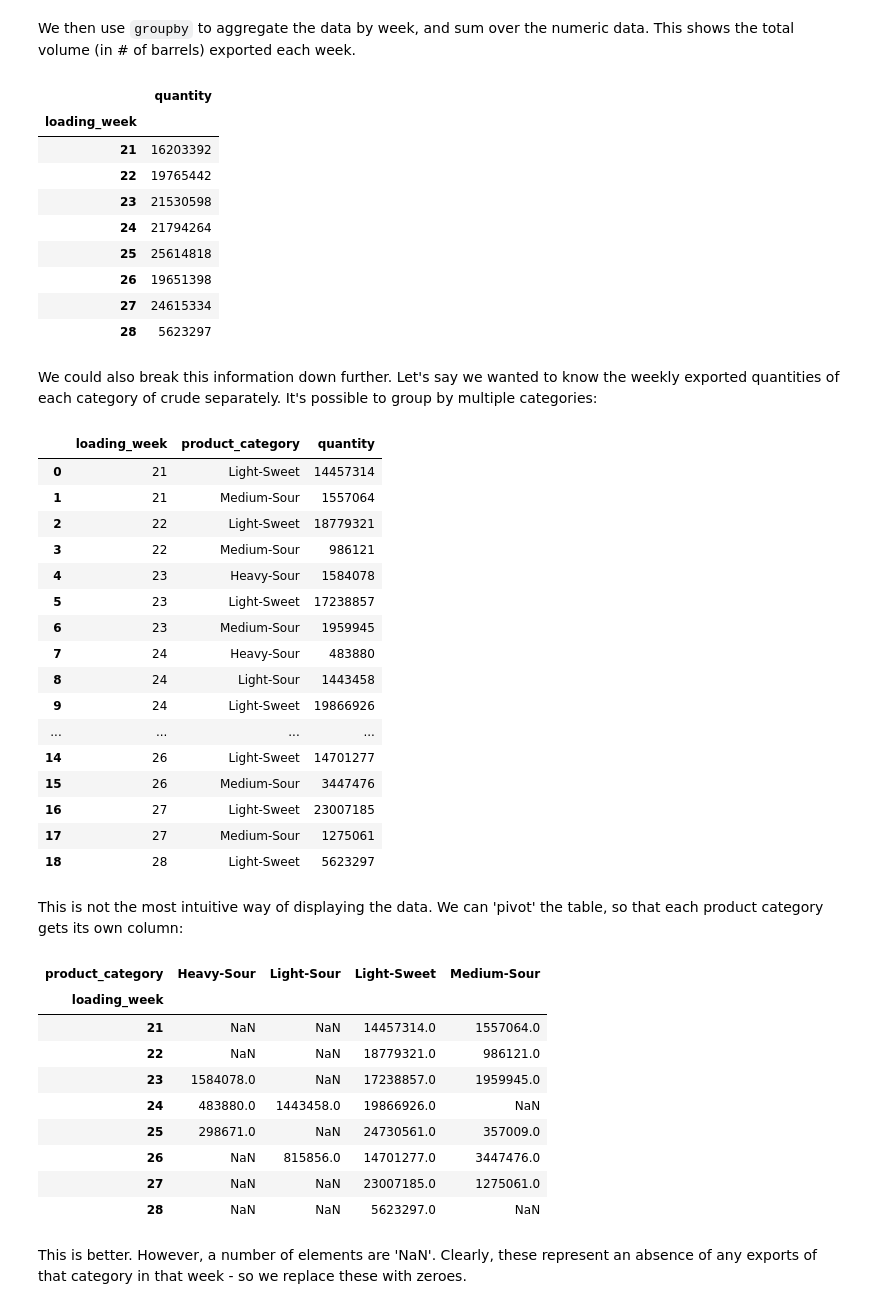
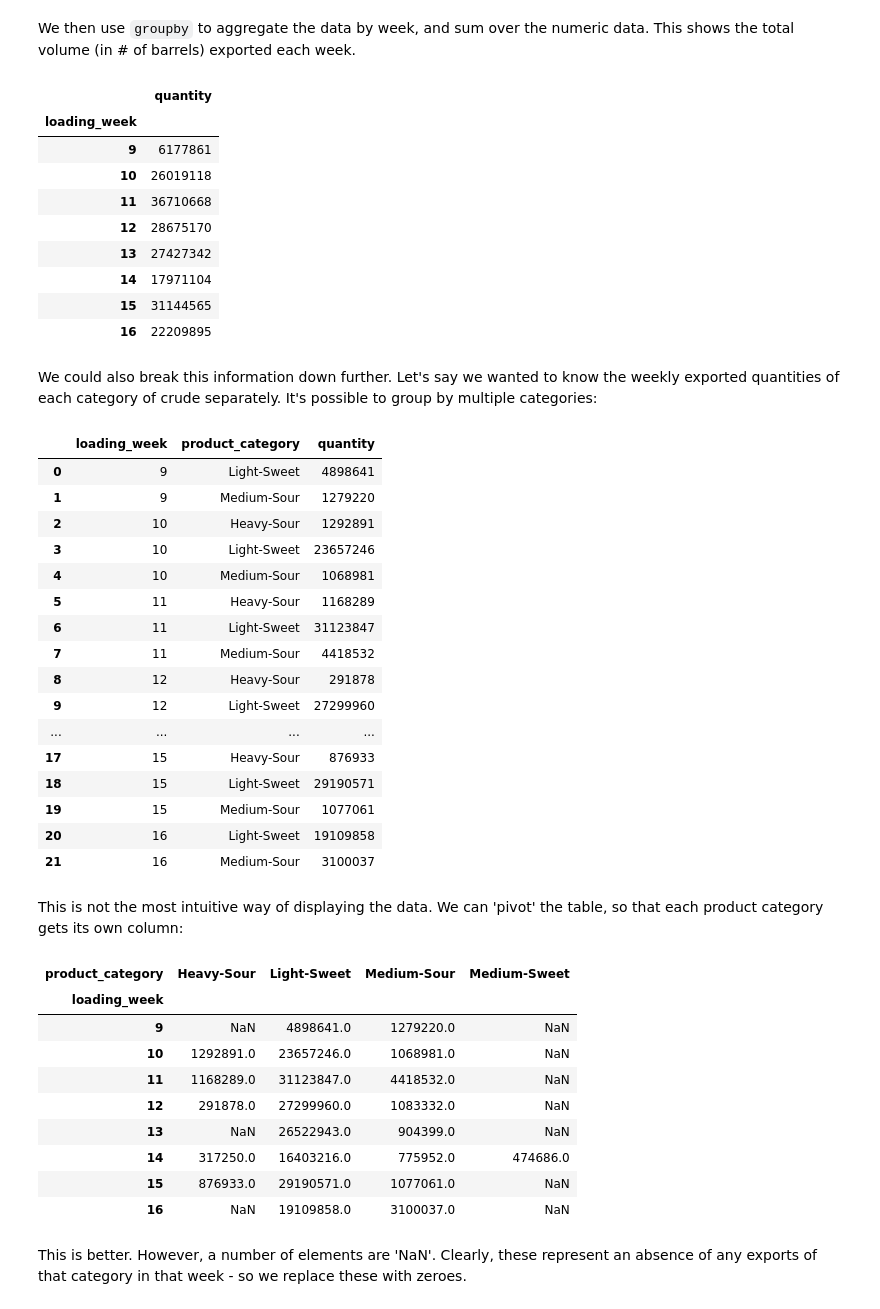
Before and after one commit to VorTECHsa/python-sdk, a Jupyter notebook: docs/examples/academy/28. Aggregating Cargo Movements Data.ipynb, the cells around one changed output. Saved outputs shown, nothing was run; the diff lists cells and outputs as text; code cells hidden in the pictures.

```diff
--- a/docs/examples/academy/28. Aggregating Cargo Movements Data.ipynb
+++ b/docs/examples/academy/28. Aggregating Cargo Movements Data.ipynb
@@ -87,42 +95,42 @@ cms['loading_week'] = cms['loading_finish'].dt.isocalendar().week
 # %% [markdown]
 We then use `groupby` to aggregate the data by week, and sum over the numeric data. This shows the total volume (in # of barrels) exported each week.
 # %%
-weekly_quantity = cms.groupby('loading_week').sum()
+weekly_quantity = cms.groupby('loading_week').sum(numeric_only=True)
 weekly_quantity
 # %% [output]
 |  | quantity |
 | loading_week |  |
-| 21 | 16203392 |
-| 22 | 19765442 |
-| 23 | 21530598 |
-| 24 | 21794264 |
-| 25 | 25614818 |
-| 26 | 19651398 |
-| 27 | 24615334 |
-| 28 | 5623297 |
+| 9 | 6177861 |
+| 10 | 26019118 |
+| 11 | 36710668 |
+| 12 | 28675170 |
+| 13 | 27427342 |
+| 14 | 17971104 |
+| 15 | 31144565 |
+| 16 | 22209895 |
 # %% [markdown]
 We could also break this information down further. Let's say we wanted to know the weekly exported quantities of each category of crude separately. It's possible to group by multiple categories:
 # %%
-quantity_by_category = cms.groupby(by = ['loading_week','product_category']).sum().reset_index()
+quantity_by_category = cms.groupby(by = ['loading_week','product_category']).sum(numeric_only=True).reset_index()
 quantity_by_category
 # %% [output]
 |  | loading_week | product_category | quantity |
-| 0 | 21 | Light-Sweet | 14457314 |
-| 1 | 21 | Medium-Sour | 1557064 |
-| 2 | 22 | Light-Sweet | 18779321 |
-| 3 | 22 | Medium-Sour | 986121 |
-| 4 | 23 | Heavy-Sour | 1584078 |
-| 5 | 23 | Light-Sweet | 17238857 |
-| 6 | 23 | Medium-Sour | 1959945 |
-| 7 | 24 | Heavy-Sour | 483880 |
-| 8 | 24 | Light-Sour | 1443458 |
-| 9 | 24 | Light-Sweet | 19866926 |
+| 0 | 9 | Light-Sweet | 4898641 |
+| 1 | 9 | Medium-Sour | 1279220 |
+| 2 | 10 | Heavy-Sour | 1292891 |
+| 3 | 10 | Light-Sweet | 23657246 |
+| 4 | 10 | Medium-Sour | 1068981 |
+| 5 | 11 | Heavy-Sour | 1168289 |
+| 6 | 11 | Light-Sweet | 31123847 |
+| 7 | 11 | Medium-Sour | 4418532 |
+| 8 | 12 | Heavy-Sour | 291878 |
+| 9 | 12 | Light-Sweet | 27299960 |
 | ... | ... | ... | ... |
-| 14 | 26 | Light-Sweet | 14701277 |
-| 15 | 26 | Medium-Sour | 3447476 |
-| 16 | 27 | Light-Sweet | 23007185 |
-| 17 | 27 | Medium-Sour | 1275061 |
-| 18 | 28 | Light-Sweet | 5623297 |
+| 17 | 15 | Heavy-Sour | 876933 |
+| 18 | 15 | Light-Sweet | 29190571 |
+| 19 | 15 | Medium-Sour | 1077061 |
+| 20 | 16 | Light-Sweet | 19109858 |
+| 21 | 16 | Medium-Sour | 3100037 |
 # %% [markdown]
 This is not the most intuitive way of displaying the data. We can 'pivot' the table, so that each product category gets its own column:
 # %%
@@ -131,16 +139,16 @@ quantity_by_category = quantity_by_category.pivot(index = 'loading_week',
                                                   values = 'quantity')
 quantity_by_category
 # %% [output]
-| product_category | Heavy-Sour | Light-Sour | Light-Sweet | Medium-Sour |
+| product_category | Heavy-Sour | Light-Sweet | Medium-Sour | Medium-Sweet |
 | loading_week |  |  |  |  |
-| 21 | NaN | NaN | 14457314.0 | 1557064.0 |
-| 22 | NaN | NaN | 18779321.0 | 986121.0 |
-| 23 | 1584078.0 | NaN | 17238857.0 | 1959945.0 |
-| 24 | 483880.0 | 1443458.0 | 19866926.0 | NaN |
-| 25 | 298671.0 | NaN | 24730561.0 | 357009.0 |
-| 26 | NaN | 815856.0 | 14701277.0 | 3447476.0 |
-| 27 | NaN | NaN | 23007185.0 | 1275061.0 |
-| 28 | NaN | NaN | 5623297.0 | NaN |
+| 9 | NaN | 4898641.0 | 1279220.0 | NaN |
+| 10 | 1292891.0 | 23657246.0 | 1068981.0 | NaN |
+| 11 | 1168289.0 | 31123847.0 | 4418532.0 | NaN |
+| 12 | 291878.0 | 27299960.0 | 1083332.0 | NaN |
+| 13 | NaN | 26522943.0 | 904399.0 | NaN |
+| 14 | 317250.0 | 16403216.0 | 775952.0 | 474686.0 |
+| 15 | 876933.0 | 29190571.0 | 1077061.0 | NaN |
+| 16 | NaN | 19109858.0 | 3100037.0 | NaN |
 # %% [markdown]
 This is better. However, a number of elements are 'NaN'. Clearly, these represent an absence of any exports of that category in that week - so we replace these with zeroes.
 # %%
```
Also changed, not shown: parts of 6 cells of this notebook, 1 other file.
